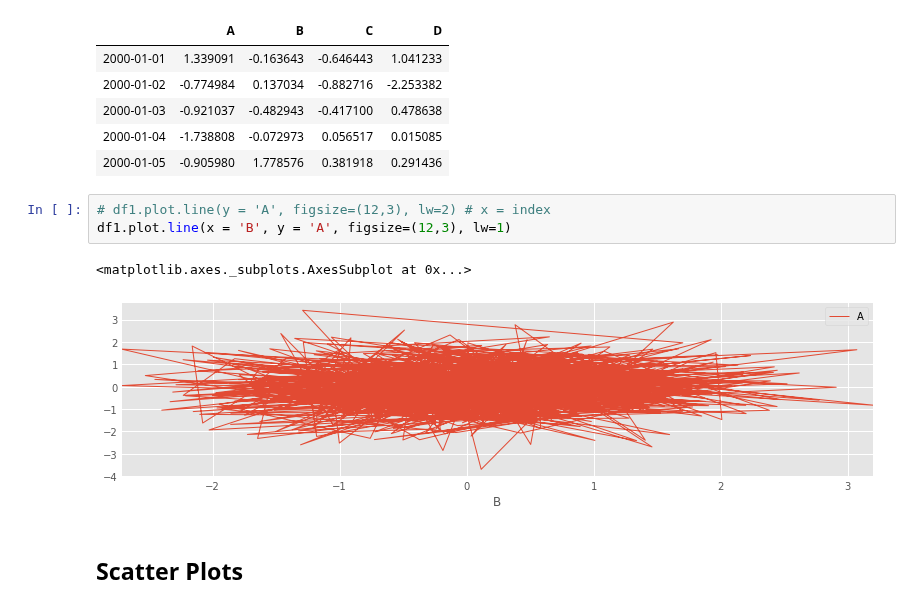
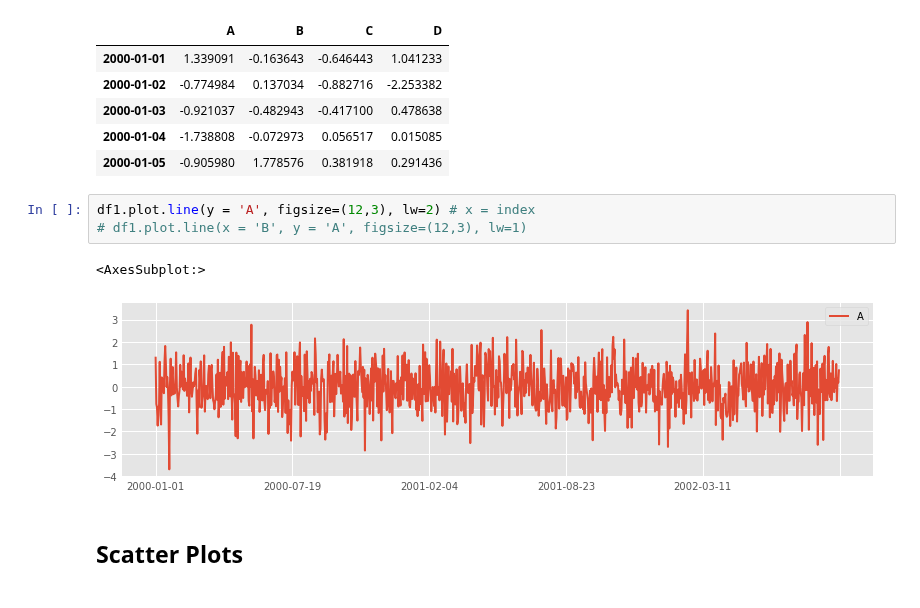
Before and after one commit to yin-penghang/AMAT593, a Jupyter notebook: 02_Pandas/08-Pandas Built-in Data Visualization.ipynb, the cells around one changed output. Saved outputs shown, nothing was run; the diff lists cells and outputs as text.

```diff
--- a/02_Pandas/08-Pandas Built-in Data Visualization.ipynb
+++ b/02_Pandas/08-Pandas Built-in Data Visualization.ipynb
@@ -166,11 +196,11 @@ df1.head()
 | 2000-01-04 | -1.738808 | -0.072973 | 0.056517 | 0.015085 |
 | 2000-01-05 | -0.905980 | 1.778576 | 0.381918 | 0.291436 |
 # %%
-# df1.plot.line(y = 'A', figsize=(12,3), lw=2) # x = index
-df1.plot.line(x = 'B', y = 'A', figsize=(12,3), lw=1)
+df1.plot.line(y = 'A', figsize=(12,3), lw=2) # x = index
+# df1.plot.line(x = 'B', y = 'A', figsize=(12,3), lw=1)
 # %% [output]
-<matplotlib.axes._subplots.AxesSubplot at 0x...>
+<AxesSubplot:>
-[figure, old version]
+[figure, new version]
 # %% [markdown]
 ## Scatter Plots
 # %%
```
Also changed, not shown: parts of 23 cells of this notebook, 9 other files.
